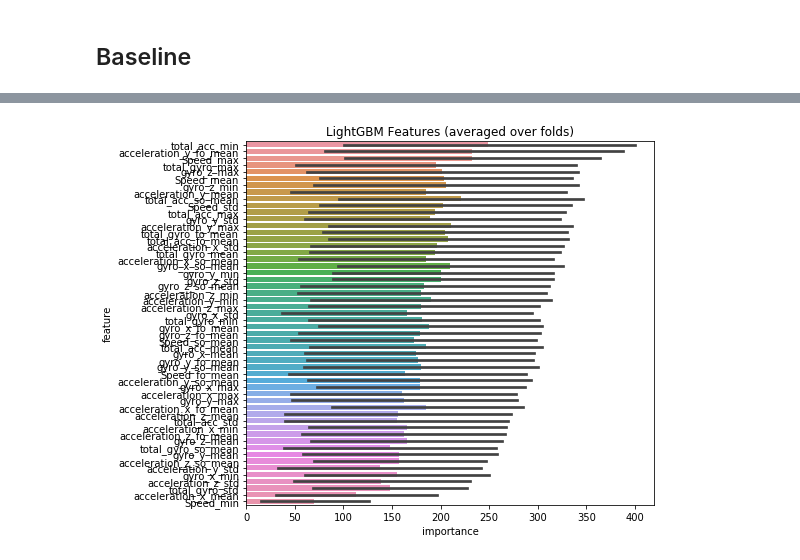
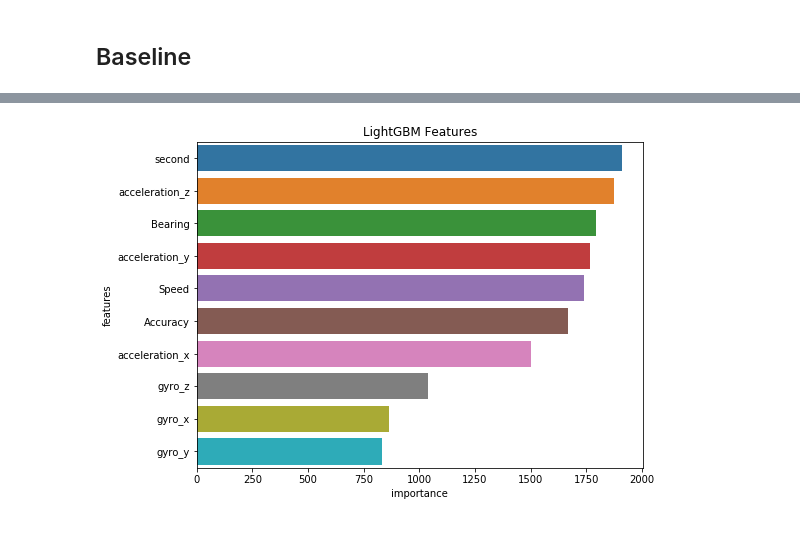
Before and after one commit to wjensheng/grab, a Jupyter notebook: preprocess.ipynb, the cells around one changed output, grey strips where cells are left out. Cells and saved outputs as stored; diff of their text form; code cells hidden in the pictures; blank space fills up the shorter version.

```diff
--- a/preprocess.ipynb
+++ b/preprocess.ipynb
@@ -396,15 +372,13 @@ Mean auc: 0.605546682, std: 0.007548349. All auc: 0.601817029.
 # %%
-cols = (feature_importance_df[["feature", "importance"]]
-        .groupby("feature")
-        .mean()
-        .sort_values(by="importance", ascending=False)[:1000].index)
+feature_score = lgb_clf.feature_importance()
 
-best_features = feature_importance_df.loc[feature_importance_df.feature.isin(cols)]
+features_df = pd.DataFrame({'features': features,
+                            'importance': feature_score})
 
 plt.figure(figsize=(8,6))
-sns.barplot(x="importance", y="feature", data=best_features.sort_values(by="importance",ascending=False))
-plt.title('LightGBM Features (averaged over folds)')
-plt.tight_layout()
-# plt.savefig('lgbm_importances.png')
+sns.barplot(x="importance", y="features",
+            data=features_df.sort_values(by="importance",ascending=False))
+plt.title('LightGBM Features')
+plt.show()
 # %% [output]
-[figure, old version]
+[figure, new version]
```
Also changed, not shown: parts of 3 cells of this notebook, 1 other file.
